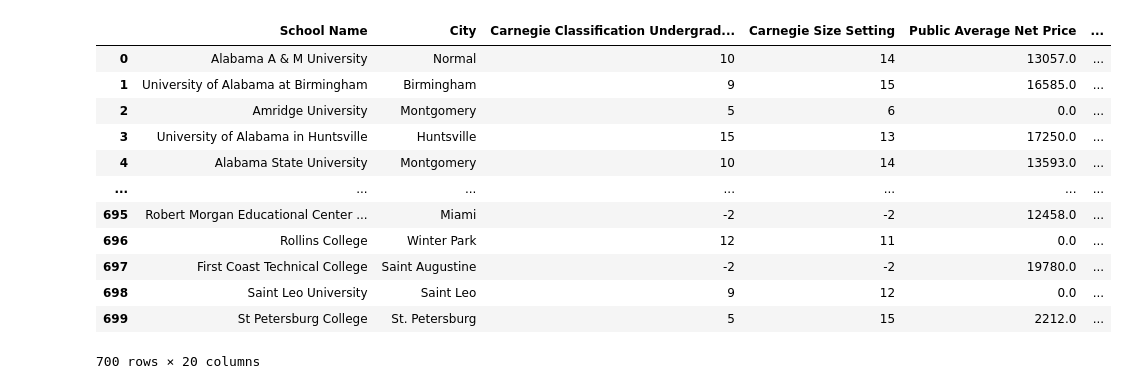
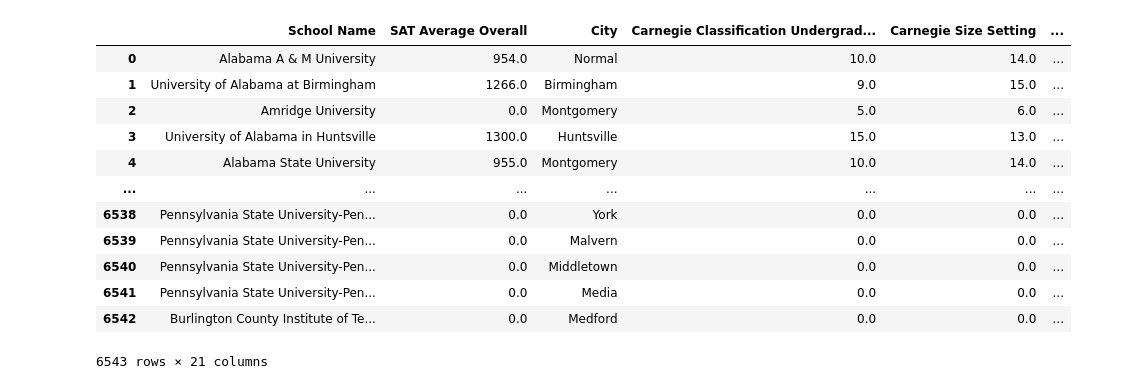
Before and after one commit to Mufasa98/SAT, a Jupyter notebook: Student_Demographics-EverythingEverywhereAllAtOnce.ipynb, the cells around one changed output. Saved outputs shown, nothing was run; the diff lists cells and outputs as text; code cells hidden in the pictures.

```diff
--- a/Student_Demographics-EverythingEverywhereAllAtOnce.ipynb
+++ b/Student_Demographics-EverythingEverywhereAllAtOnce.ipynb
@@ -735,6 +822,7 @@ params = {
     'location.lon,'+
     'location.lat,'+
     'latest.school.name,'+
+    'latest.admissions.sat_scores.average.overall,'+
     'latest.aid.federal_loan_rate,'+
     'latest.cost.title_iv.private.all,'+
     'latest.academics.program_reporter.programs_offered,'+
@@ -771,7 +859,7 @@ academics_data = []
 params['page'] = 0
 
 #loop that will loop through the page until we reach page 6
-while params['page'] < 10:
+while params['page'] < 150:
     #api call
     response = requests.get(url, params=params).json()
     next_page_results = response.get("results", [])
@@ -838,6 +948,7 @@ params = {
     'api_key': doe_key,
     'per_page': 250,
     'fields': "latest.root.id,latest.root.location.lon,latest.root.location.lat,latest.school.name,"+
+    'latest.admissions.sat_scores.average.overall,'+
 
     #school city / classifications
     "latest.school.city,latest.school.carnegie_undergrad,latest.school.carnegie_size_setting,"+
@@ -895,7 +1006,7 @@ fafsa_data = []
 params['page'] = 0
 
 #loop that will loop through the page until we reach page 6
-while params['page'] < 10:
+while params['page'] < 150:
     #api call
     response = requests.get(url, params=params).json()
     next_page_results = response.get("results", [])
@@ -968,42 +1079,43 @@ dropped_fafsa
 # %%
 clean_fafsa = dropped_fafsa.rename(columns={'latest.school.name': 'School Name',
                                             'latest.school.city': "City",
+                                            'latest.admissions.sat_scores.average.overall' : 'SAT Average Overall',
                                             'latest.school.carnegie_undergrad': 'Carnegie Classification Undergraduate Profile',
                                             'latest.school.carnegie_size_setting': 'Carnegie Size Setting',
                                             'latest.cost.avg_net_price.public': 'Public Average Net Price',
                                             'latest.cost.avg_net_price.private': 'Private Average Net Price',
                                             'latest.cost.net_price.public.by_income_level.75001-110000': 'Avg $75,001-$110,000 (Public)',
                                             'latest.cost.net_price.other_acad_calendar.by_income_level.110001-plus': 'Avg $110,000+ (All)',
                                             'latest.cost.net_price.public.by_income_level.0-48000': 'Avg $0-$48,000 (Public)',
                                             'latest.cost.net_price.public.by_income_level.75000-plus': 'Avg $75,000+ (Public)',
                                             'latest.cost.net_price.public.by_income_level.48001-75000': 'Avg $48,001-$75,000 (Public)',
                                             'latest.cost.net_price.private.by_income_level.48001-75000': 'Avg $48,001-$75,000 (All)',
                                             'latest.cost.net_price.public.by_income_level.30001-75000': 'Avg $30,001-$75,000 (Public)',
                                             'latest.cost.net_price.private.by_income_level.30001-75000': 'Avg $30,001-$75,000 (All)',
                                             'latest.cost.net_price.public.by_income_level.30001-48000': 'Avg $30,001-$48,000 (Public)',
                                             'latest.cost.net_price.private.by_income_level.30001-48000': 'Avg $30,001-$48,000 (All)',
                                             'latest.cost.net_price.public.by_income_level.110001-plus': 'Avg $110,000+ (Public)',
                                             'latest.cost.net_price.private.by_income_level.0-48000' : 'Avg $0-$48,000 (Private)',
                                             'latest.cost.net_price.public.by_income_level.0-30000' : 'Avg $0-$30,000 (Public)',
                                             'latest.cost.net_price.private.by_income_level.0-30000' : 'Avg $0-$30,000 (Private)'
 
                                            })
 
 
 clean_fafsa.fillna(0)
 # %% [output]
-|  | School Name | City | Carnegie Classification Undergrad... | Carnegie Size Setting | Public Average Net Price | ... |
-| 0 | Alabama A & M University | Normal | 10 | 14 | 13057.0 | ... |
-| 1 | University of Alabama at Birmingham | Birmingham | 9 | 15 | 16585.0 | ... |
-| 2 | Amridge University | Montgomery | 5 | 6 | 0.0 | ... |
-| 3 | University of Alabama in Huntsville | Huntsville | 15 | 13 | 17250.0 | ... |
-| 4 | Alabama State University | Montgomery | 10 | 14 | 13593.0 | ... |
+|  | School Name | SAT Average Overall | City | Carnegie Classification Undergrad... | Carnegie Size Setting | ... |
+| 0 | Alabama A & M University | 954.0 | Normal | 10.0 | 14.0 | ... |
+| 1 | University of Alabama at Birmingham | 1266.0 | Birmingham | 9.0 | 15.0 | ... |
+| 2 | Amridge University | 0.0 | Montgomery | 5.0 | 6.0 | ... |
+| 3 | University of Alabama in Huntsville | 1300.0 | Huntsville | 15.0 | 13.0 | ... |
+| 4 | Alabama State University | 955.0 | Montgomery | 10.0 | 14.0 | ... |
 | ... | ... | ... | ... | ... | ... | ... |
-| 695 | Robert Morgan Educational Center ... | Miami | -2 | -2 | 12458.0 | ... |
-| 696 | Rollins College | Winter Park | 12 | 11 | 0.0 | ... |
-| 697 | First Coast Technical College | Saint Augustine | -2 | -2 | 19780.0 | ... |
-| 698 | Saint Leo University | Saint Leo | 9 | 12 | 0.0 | ... |
-| 699 | St Petersburg College | St. Petersburg | 5 | 15 | 2212.0 | ... |
+| 6538 | Pennsylvania State University-Pen... | 0.0 | York | 0.0 | 0.0 | ... |
+| 6539 | Pennsylvania State University-Pen... | 0.0 | Malvern | 0.0 | 0.0 | ... |
+| 6540 | Pennsylvania State University-Pen... | 0.0 | Middletown | 0.0 | 0.0 | ... |
+| 6541 | Pennsylvania State University-Pen... | 0.0 | Media | 0.0 | 0.0 | ... |
+| 6542 | Burlington County Institute of Te... | 0.0 | Medford | 0.0 | 0.0 | ... |
-700 rows × 20 columns
+6543 rows × 21 columns
 # %%
 clean_fafsa = clean_fafsa.fillna(0)
```
Also changed, not shown: parts of 46 cells of this notebook, 13 other files.
